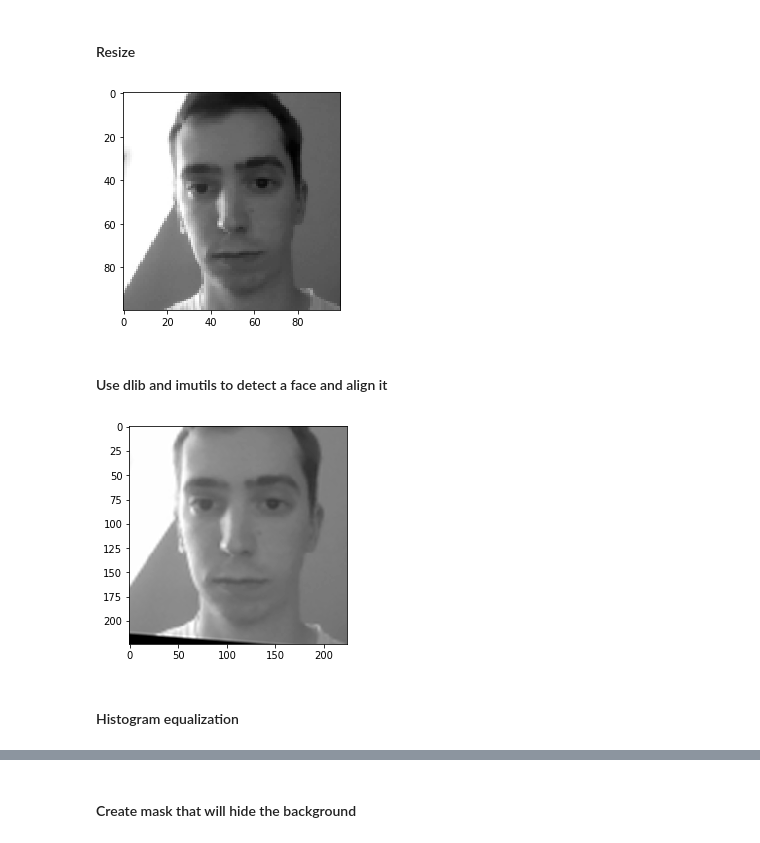
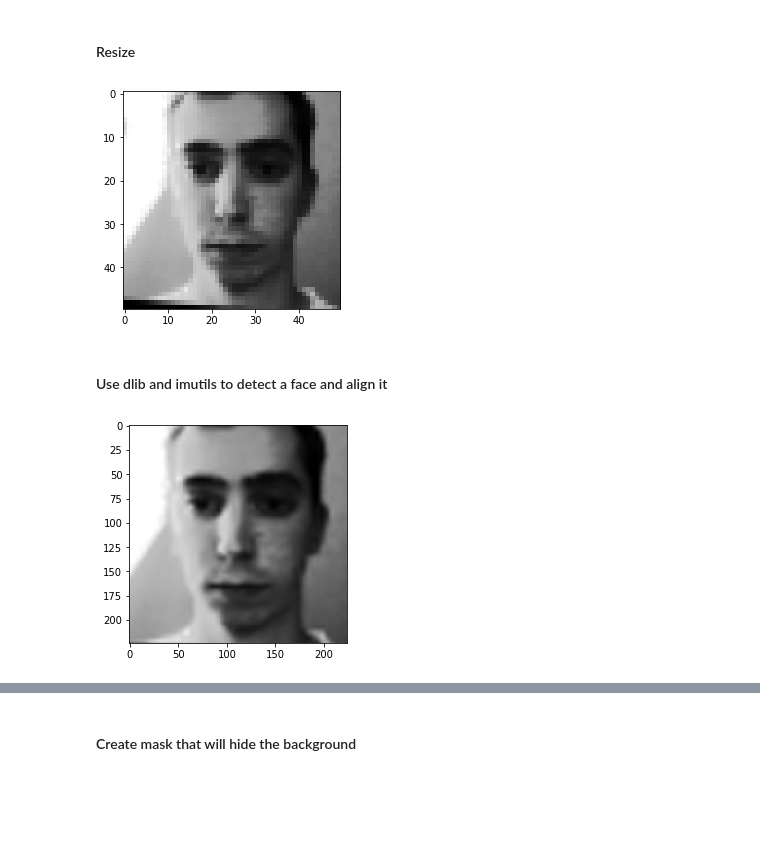
Before and after one commit to GianCarloMilanese/dsim_project, a Jupyter notebook: Images/1_preprocess_pictures.ipynb, the cells around one changed output, grey strips where cells are left out. Cells and saved outputs as stored; diff of their text form; code cells hidden in the pictures; blank space fills up the shorter version.

```diff
--- a/Images/1_preprocess_pictures.ipynb
+++ b/Images/1_preprocess_pictures.ipynb
@@ -61,11 +69,11 @@ plt.show()
 # %% [markdown]
 #### Resize
 # %%
-gray = imutils.resize(gray, width=100)
+gray = imutils.resize(gray, width=50)
 plt.imshow(gray, cmap="gray")
 plt.show()
 # %% [output]
-[figure, old version]
+[figure, new version]
 # %% [markdown]
 #### Use dlib and imutils to detect a face and align it
 # %%
@@ -74,6 +82,4 @@ gray = fa.align(gray, gray, faces[0])
 plt.imshow(gray, cmap="gray")
 plt.show()
 # %% [output]
-[figure, old version]
+[figure, new version]
-# %% [markdown]
-#### Histogram equalization
```
Also changed, not shown: parts of 13 cells of this notebook, 3 other files.
